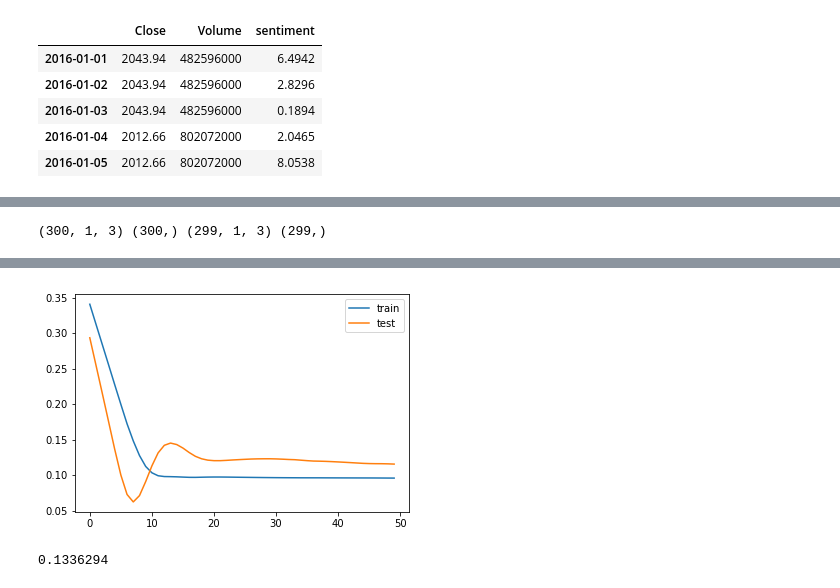
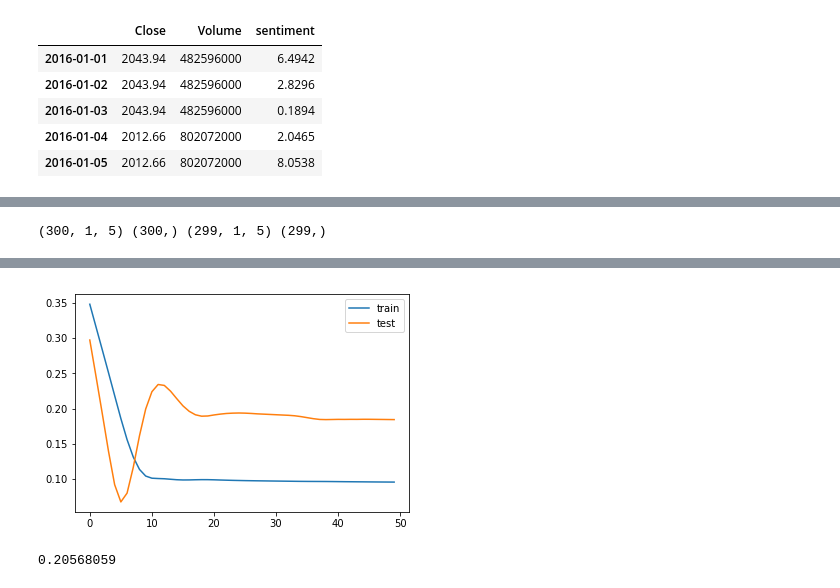
Before and after one commit to rdwyere873/Trump-and-the-Stock-Market, a Jupyter notebook: the_trump_effect.ipynb, the cells around one changed output, grey strips where cells are left out. Drawn from its saved outputs; the diff is of its cells as text; code cells hidden in the pictures.

Commit message:
trump sentiment final model

```diff
--- a/the_trump_effect.ipynb
+++ b/the_trump_effect.ipynb
@@ -140,3 +136,0 @@ ValueError: Input contains NaN, infinity or a value too large for dtype('float64
-# %%
-reframed.drop(reframed.columns[[3,4]], axis=1, inplace =True)
-reframed.head()
@@ -163,7 +150,7 @@ train_X = train_X.reshape(train_X.shape[0],1, train_X.shape[1])
 test_X = test_X.reshape(test_X.shape[0],1, test_X.shape[1])
 print(train_X.shape, train_y.shape, test_X.shape, test_y.shape)
 # %% [output]
-(300, 1, 3) (300,) (299, 1, 3) (299,)
+(300, 1, 5) (300,) (299, 1, 5) (299,)
 # %%
 '''
     LSTM will defined with 1 hidden layer composed of 50 neurons and 1 output layer composed of 1 neuron
@@ -176,7 +163,7 @@ model.add(Dense(1))
 model.compile(loss='mae', optimizer='adam')
 
 #fit network
-history = model.fit(train_X, train_y, epochs=50, batch_size=72, validation_data=(test_X, test_y), verbose=2, shuffle=False)
+history = model.fit(train_X, train_y, epochs=50, batch_size=72, validation_data=(test_X, test_y), verbose=1, shuffle=False)
 
 #plot history
 plt.plot(history.history['loss'], label='train')
@@ -204,8 +191,8 @@ Epoch 50/50
-[figure, old version]
+[figure, new version]
 # %%
 #predict values and calculate Root Mean Squared Error score
 yhat = model.predict(test_X)
 rmse = sqrt(mean_squared_error(test_y, yhat))
 rmse
 # %% [output]
-0.1336294
+0.20568059
```
Also changed, not shown: parts of 4 cells of this notebook.
